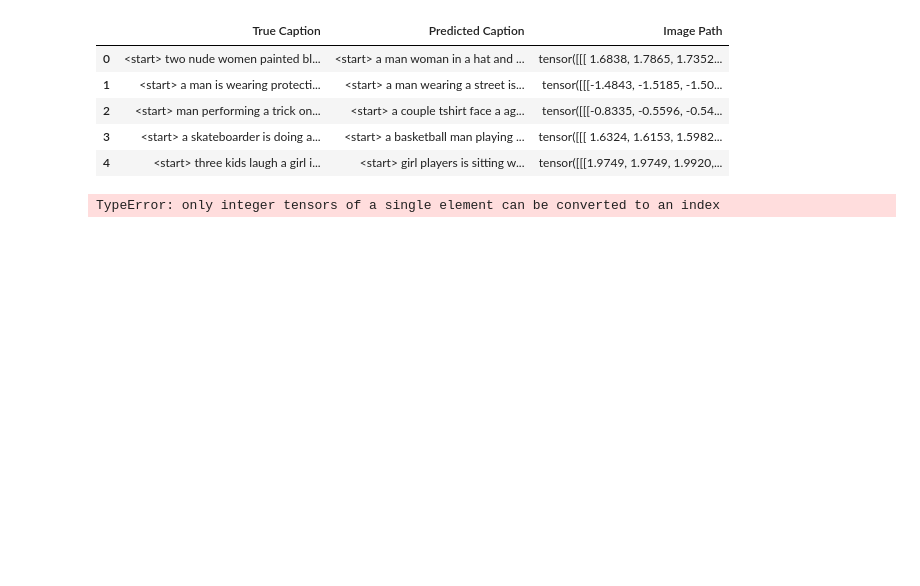
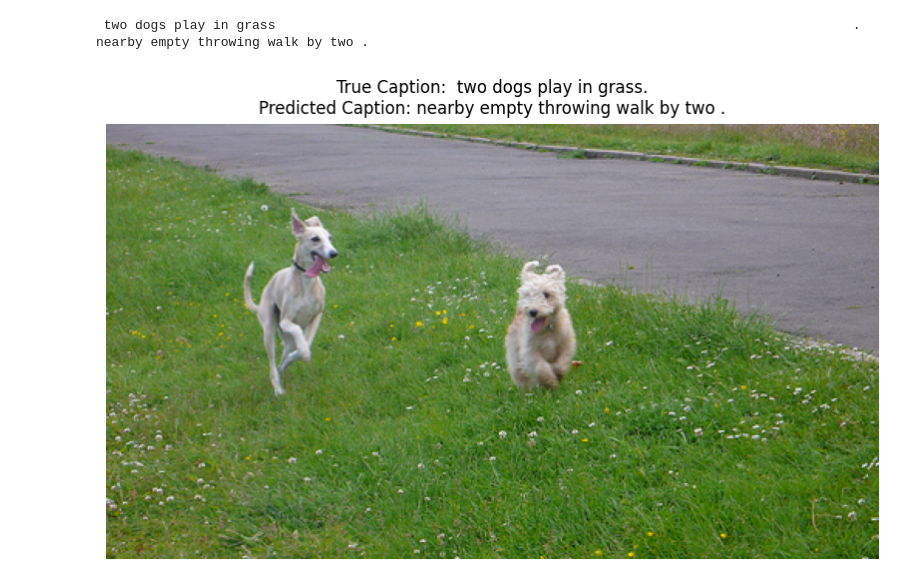
Before and after one commit to Danialmoa/image_captioning, a Jupyter notebook: notebooks/show_results.ipynb, the cells around one changed output. Saved outputs shown, nothing was run; the diff lists cells and outputs as text; code cells hidden in the pictures; blank space fills up the shorter version.

```diff
--- a/notebooks/show_results.ipynb
+++ b/notebooks/show_results.ipynb
@@ -10,35 +5,28 @@ predictions = pd.read_csv(f"{path_run}/predictions.csv")
-# %%
-predictions.head()
-# %% [output]
-|  | True Caption | Predicted Caption | Image Path |
-| 0 | <start> two nude women painted bl... | <start> a man woman in a hat and ... | tensor([[[ 1.6838, 1.7865, 1.7352... |
-| 1 | <start> a man is wearing protecti... | <start> a man wearing a street is... | tensor([[[-1.4843, -1.5185, -1.50... |
-| 2 | <start> man performing a trick on... | <start> a couple tshirt face a ag... | tensor([[[-0.8335, -0.5596, -0.54... |
-| 3 | <start> a skateboarder is doing a... | <start> a basketball man playing ... | tensor([[[ 1.6324, 1.6153, 1.5982... |
-| 4 | <start> three kids laugh a girl i... | <start> girl players is sitting w... | tensor([[[1.9749, 1.9749, 1.9920,... |
-# %%
-# show image
-def tensor_image_to_PIL(image_tensor):
-    mean = torch.tensor([0.485, 0.456, 0.406]).view(3, 1, 1)
-    std = torch.tensor([0.229, 0.224, 0.225]).view(3, 1, 1)
-    image_tensor = image_tensor * std + mean
-    print(image_tensor)
-    image_tensor = torch.clamp(image_tensor, 0, 1)
-
-    array = image_tensor.numpy()
-    # Convert from (C, H, W) to (H, W, C)
-    array = np.transpose(array, (1, 2, 0))
-    # Scale to 0-255
-    array = (array * 255).astype(np.uint8)
-
-    # Create PIL Image
-    image = Image.fromarray(array)
-    return image
-
-image_tensor = predictions['Image Path'].iloc[0]
-print(tensor_image_to_PIL(image_tensor))
-
-# image = Image.open(image_tensor)
-# image.show()
-# %% [output]
-TypeError: only integer tensors of a single element can be converted to an index
+# %%
+# laod the prediction results
+path_run = "../models/checkpoints/run_10"
+predictions = pd.read_csv(f"{path_run}/results.csv")
+predictions.sort_values(by="BLEU Score", ascending=False, inplace=True)
+
+# select best prediction for each image
+best_predictions = predictions.loc[predictions.groupby('Image Name')['BLEU Score'].idxmax()]
+best_predictions.sort_values(by="BLEU Score", ascending=False, inplace=True)
+# %%
+# show image with true caption and predicted caption
+
+def show_image(image_name):
+    path = "../data/raw/images/"
+    true_caption = best_predictions.loc[best_predictions['Image Name'] == image_name, 'True Caption'].values[0]
+    predicted_caption = best_predictions.loc[best_predictions['Image Name'] == image_name, 'Predicted Caption'].values[0]
+
+    plt.figure(figsize=(10, 8))
+    plt.imshow(Image.open(f"{path}/{image_name}"))
+    plt.title(f"True Caption: {true_caption.replace('  ', '')}\nPredicted Caption: {predicted_caption.strip()}",fontsize=12, pad=10, wrap=True)
+    plt.axis('off')
+    plt.show()
+# %%
+show_image(best_predictions['Image Name'].iloc[10])
+# %% [output]
+ two dogs play in grass                                                                          .
+nearby empty throwing walk by two .
+[figure, added]
```
Also changed, not shown: parts of 2 cells of this notebook, 2 other files.
